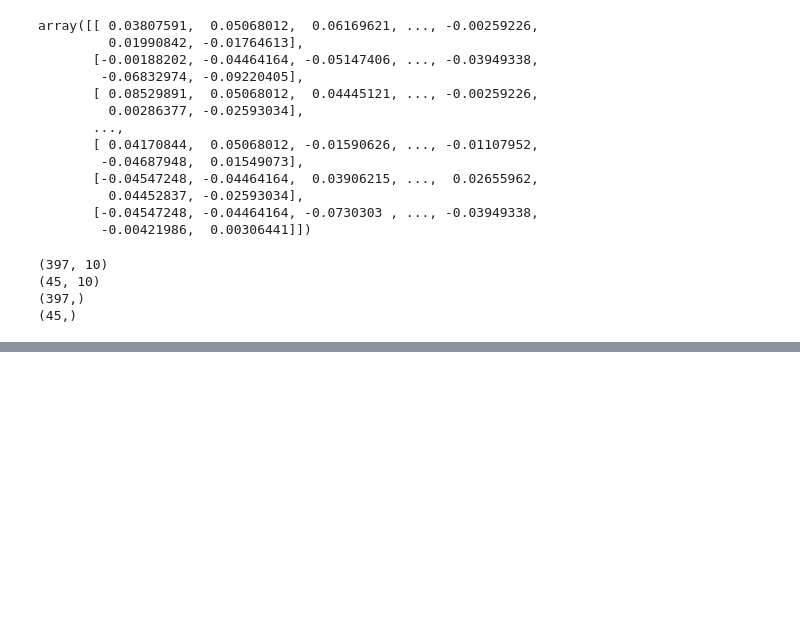
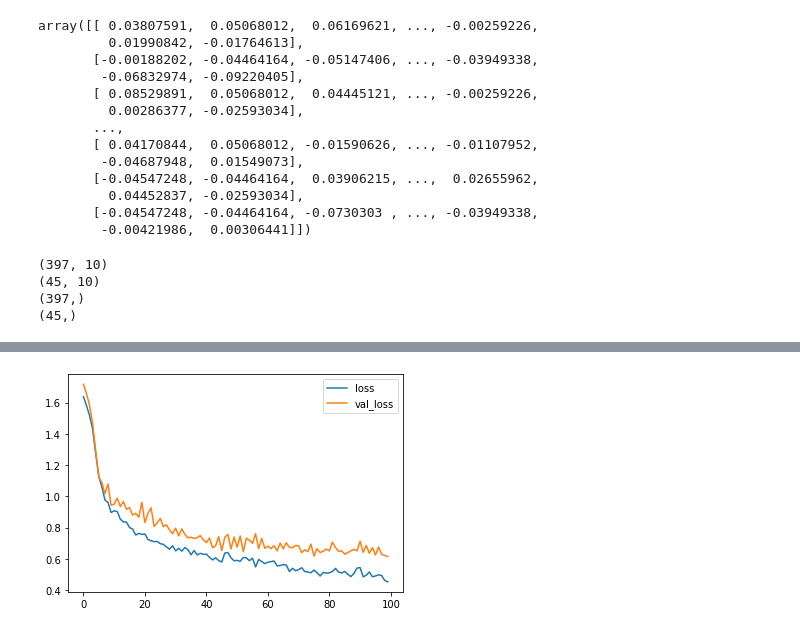
Before and after one commit to ravitata/tensorflow2, a Jupyter notebook: w2_work.ipynb, the cells around one changed output, grey strips where cells are left out. Saved outputs shown, nothing was run; the diff lists cells and outputs as text; code cells hidden in the pictures; blank space fills up the shorter version.

```diff
--- a/w2_work.ipynb
+++ b/w2_work.ipynb
@@ -178,0 +270,6 @@ model.evaluate(test_data, test_targets, verbose=2)
+# %%
+#With Dropout late and rate = 0.3
+df[['loss', 'val_loss']].plot()
+plt.show()
+# %% [output]
+[figure, added]
```
Also changed, not shown: parts of 19 cells of this notebook.
